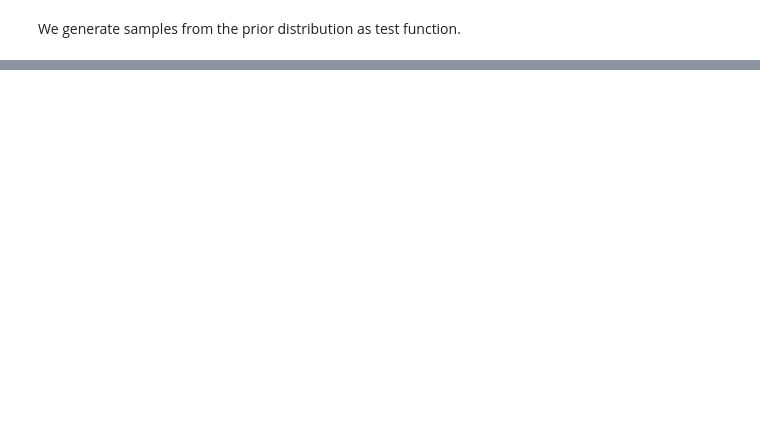
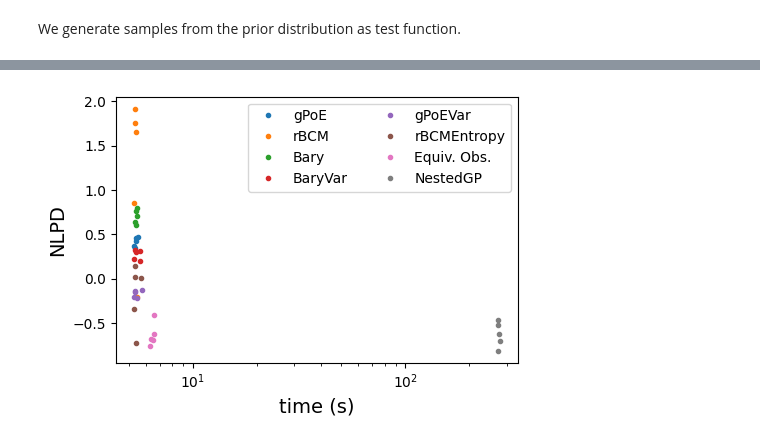
Before and after one commit to NicolasDurrande/guepard, a Jupyter notebook: notebooks/experiment_synthetic_data.ipynb, the cells around one changed output, grey strips where cells are left out. Saved outputs shown, nothing was run; the diff lists cells and outputs as text; code cells hidden in the pictures; blank space fills up the shorter version.

```diff
--- a/notebooks/experiment_synthetic_data.ipynb
+++ b/notebooks/experiment_synthetic_data.ipynb
@@ -11,17 +11,18 @@ import scipy
 import time
 
 from guepard.utilities import get_gpr_submodels
+from guepard.baselines import EnsembleMethods, WeightingMethods
 
 rng = np.random.RandomState(123)
 tf.random.set_seed(42)
 
-d = 3                   # input space dimension
-n = 50 * 4**d           # number of observation points
+d = 5                   # input space dimension
+n = 2**4 * 4**d         # number of observation points
 p = 4**d                # number of submodels
 
-print(f"n = {n}, d = {d}")
+print(f"n = {n}, d = {d}, p = {p}")
 
-kernel = gpflow.kernels.Matern52(lengthscales=[0.25]*d)
+kernel = gpflow.kernels.Matern52(lengthscales=[1.]*d)
 noise_var = 1e-2
 
 lik = gpflow.likelihoods.Gaussian()
@@ -114,0 +145,20 @@ NLPD: -0.6865378867581071, time: 0.478790283203125
+# %%
+fig, ax = plt.subplots(1, 1, figsize=(5, 3.5))
+#plt.gca().set_prop_cycle(marker=['.', '<', '>', '*', 'o', 'X', '^', 'v']) # gca()=current axis
+
+j = -1
+for i in range(num_models):
+    if i not in [0, 2]:
+        j += 1
+        #plt.plot(TIME[:, i], NLPD[:, i], linestyle="", color=f"C{j}", label=method_name[i])
+        plt.plot(TIME[:, i], NLPD[:, i], f"C{j}.", label=method_name[i])
+
+
+plt.legend(ncol=2)
+plt.xlabel('time (s)', fontsize=14)
+plt.ylabel('NLPD', fontsize=14)
+plt.semilogx()
+plt.tight_layout()
+plt.savefig(f"exp1:d_{d}-n_{n}-p_{p}.pdf")
+# %% [output]
+[figure, added]
```
Also changed, not shown: parts of 10 cells of this notebook, 4 other files.
